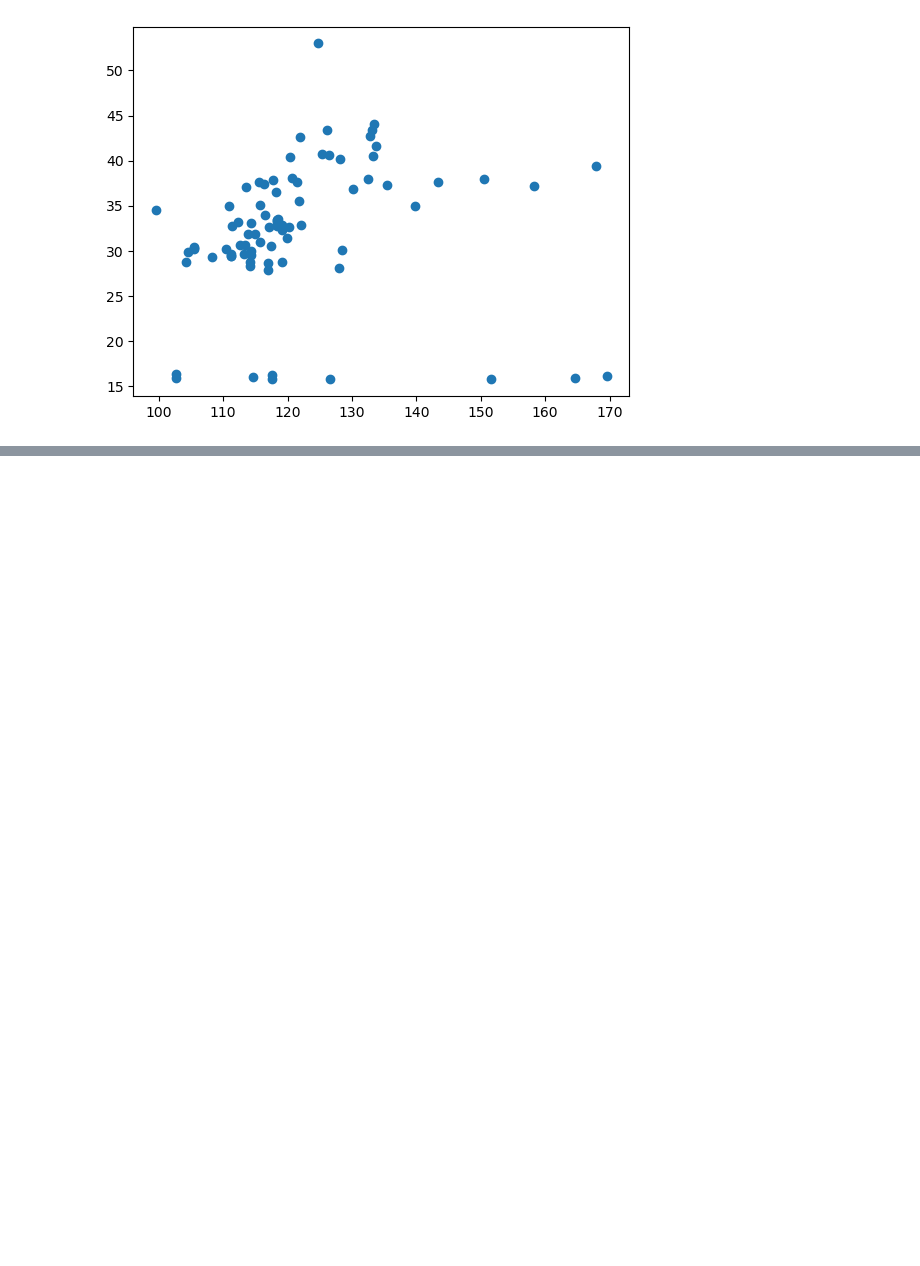
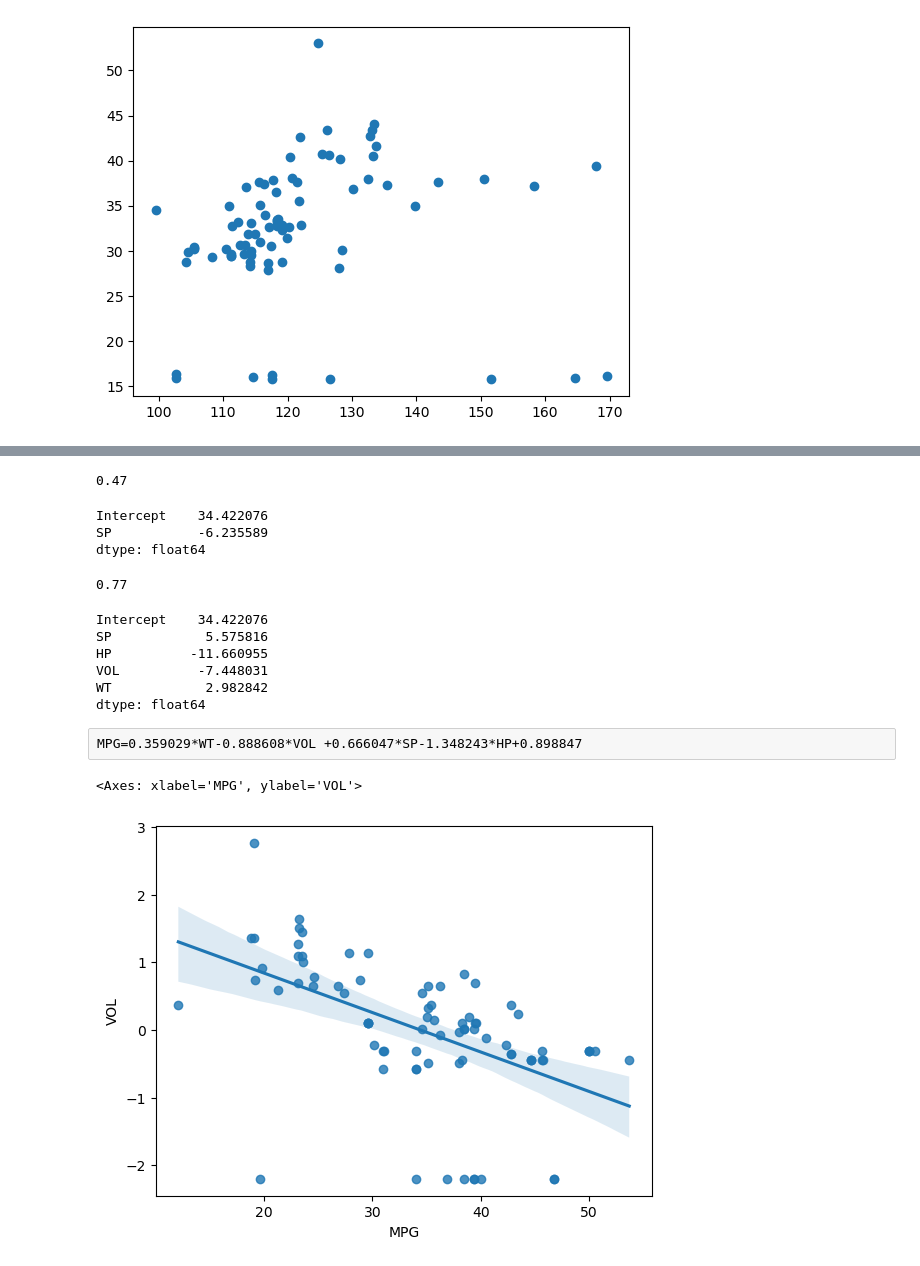
Before and after one commit to Rahul8-pro/APPLICATION-DEVOPLMENNT, a Jupyter notebook: day21.1.ipynb, the cells around one changed output, grey strips where cells are left out. Cells and saved outputs as stored; diff of their text form; code cells hidden in the pictures; blank space fills up the shorter version.

```diff
--- a/day21.1.ipynb
+++ b/day21.1.ipynb
@@ -229,3 +241,7 @@ plt.scatter(x=cars['SP'],y=cars['WT'])
 # %% [output]
 <matplotlib.collections.PathCollection at 0x...>
 [figure]
+# %%
+from sklearn.preprocessing import StandardScaler
+sc=StandardScaler()
+cars[['HP','WT','VOL','SP']]=sc.fit_transform(cars[['HP','WT','VOL','SP']])
@@ -231,0 +291,32 @@ plt.scatter(x=cars['SP'],y=cars['WT'])
+# %%
+rahul=smf.ols('MPG~SP',data = cars).fit()
+np.round(rahul.rsquared,2)
+# %% [output]
+0.47
+# %%
+rahul.params
+# %% [output]
+Intercept    34.422076
+SP           -6.235589
+dtype: float64
+# %%
+rahul=smf.ols('MPG~SP+HP+VOL+WT',data = cars).fit()
+np.round(rahul.rsquared,2)
+# %% [output]
+0.77
+# %%
+rahul.params
+# %% [output]
+Intercept    34.422076
+SP            5.575816
+HP          -11.660955
+VOL          -7.448031
+WT            2.982842
+dtype: float64
+# %% [raw]
+MPG=0.359029*WT-0.888608*VOL +0.666047*SP-1.348243*HP+0.898847
+# %%
+sns.regplot(x='MPG',y='VOL',data=cars)
+# %% [output]
+<Axes: xlabel='MPG', ylabel='VOL'>
+[figure, added]
```
Also changed, not shown: parts of 11 cells of this notebook.
